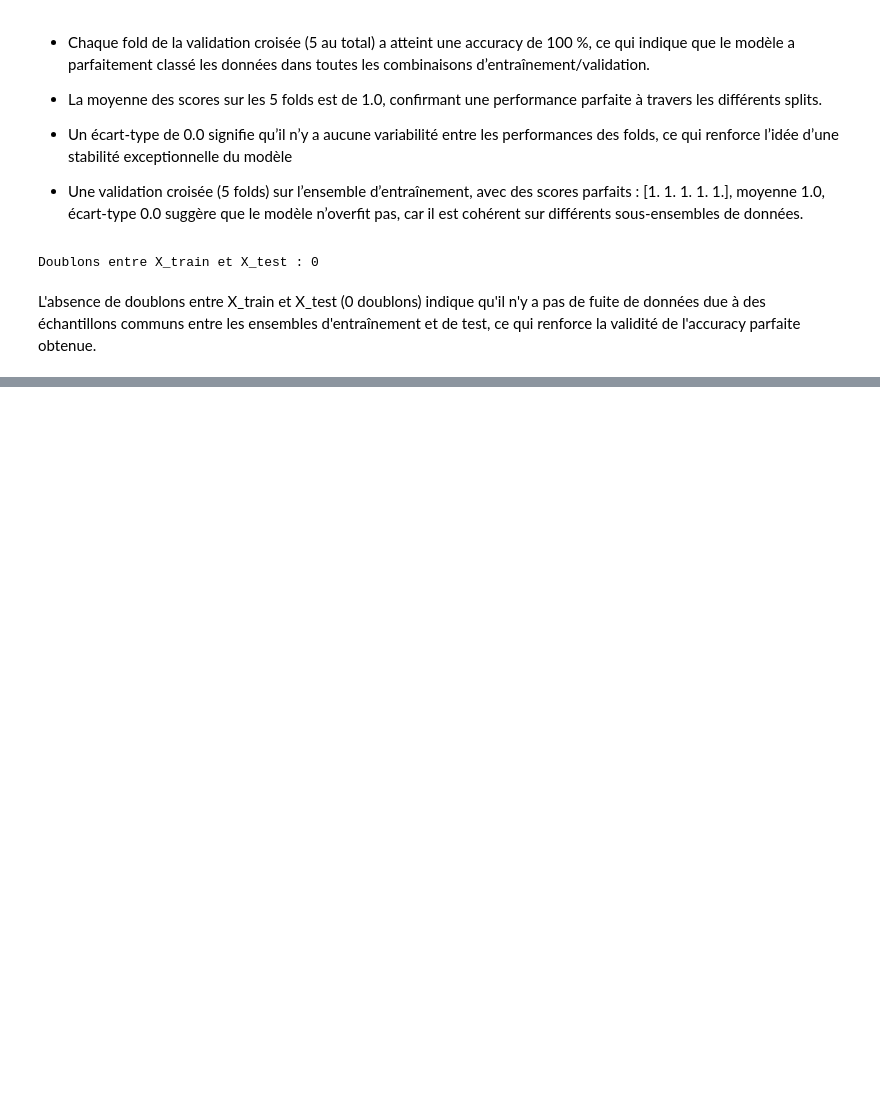
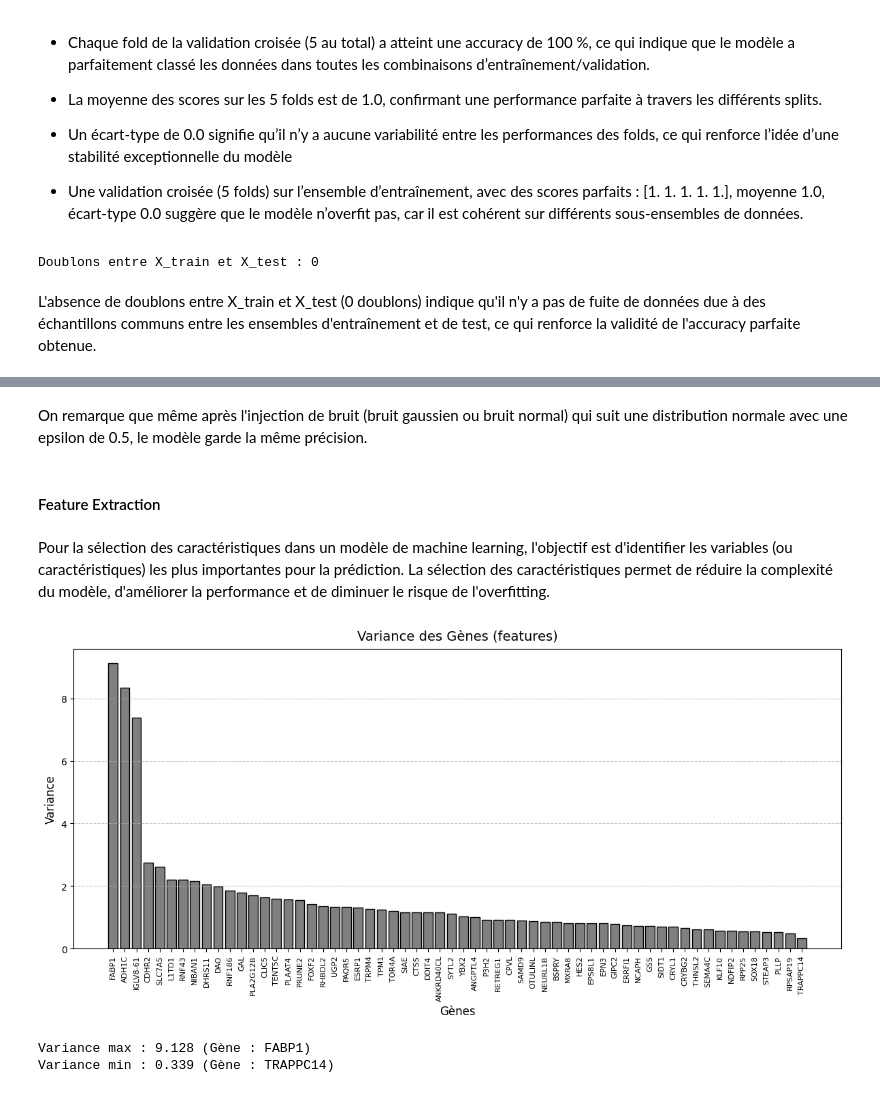
Before and after one commit to Laaliji/Colon-Cancer-Gene-Expression-Data-Classification-Analysis, a Jupyter notebook: TP1_Research.ipynb, the cells around one changed output, grey strips where cells are left out. Drawn from its saved outputs; the diff is of its cells as text; code cells hidden in the pictures; blank space fills up the shorter version.

```diff
--- a/TP1_Research.ipynb
+++ b/TP1_Research.ipynb
@@ -322,0 +390,45 @@ L'absence de doublons entre X_train et X_test (0 doublons) indique qu'il n'y a p
+# %% [markdown]
+On remarque que même après l'injection de bruit (bruit gaussien ou bruit normal) qui suit une distribution normale avec une epsilon de 0.5, le modèle garde la même précision.
+# %% [markdown]
+#### Feature Extraction
+# %% [markdown]
+Pour la sélection des caractéristiques dans un modèle de machine learning, l'objectif est d'identifier les variables (ou caractéristiques) les plus importantes pour la prédiction. La sélection des caractéristiques permet de réduire la complexité du modèle, d'améliorer la performance et de diminuer le risque de l'overfitting.
+# %%
+if isinstance(X, np.ndarray):
+    X = pd.DataFrame(X, columns=[f"Gene_{i+1}" for i in range(X.shape[1])])
+
+# Calculer les variances des caractéristiques
+feature_variances = X.var(axis=0)
+
+# Trier les variances par ordre décroissant
+feature_variances_sorted = feature_variances.sort_values(ascending=False)
+
+# Créer le graphique en barres
+plt.figure(figsize=(12, 6))  # Plus large pour mieux voir les 60 gènes
+plt.bar(feature_variances_sorted.index, feature_variances_sorted.values,
+        color='grey', edgecolor='black')  # Couleur et bordures
+
+# Ajouter une grille pour faciliter la lecture
+plt.grid(axis='y', linestyle='--', alpha=0.7)
+
+# Étiquettes et titre
+plt.xlabel("Gènes", fontsize=12)
+plt.ylabel("Variance", fontsize=12)
+plt.title("Variance des Gènes (features)", fontsize=14, pad=10)
+
+# Rotation des étiquettes pour lisibilité
+plt.xticks(rotation=90, fontsize=8)
+
+# Ajuster la mise en page pour éviter les chevauchements
+plt.tight_layout()
+
+# Afficher le graphique
+plt.show()
+
+# Afficher les variances max et min pour info
+print(f"Variance max : {feature_variances.max():.3f} (Gène : {feature_variances.idxmax()})")
+print(f"Variance min : {feature_variances.min():.3f} (Gène : {feature_variances.idxmin()})")
+# %% [output]
+[figure, added]
+Variance max : 9.128 (Gène : FABP1)
+Variance min : 0.339 (Gène : TRAPPC14)
```
Also changed, not shown: parts of 12 cells of this notebook.
